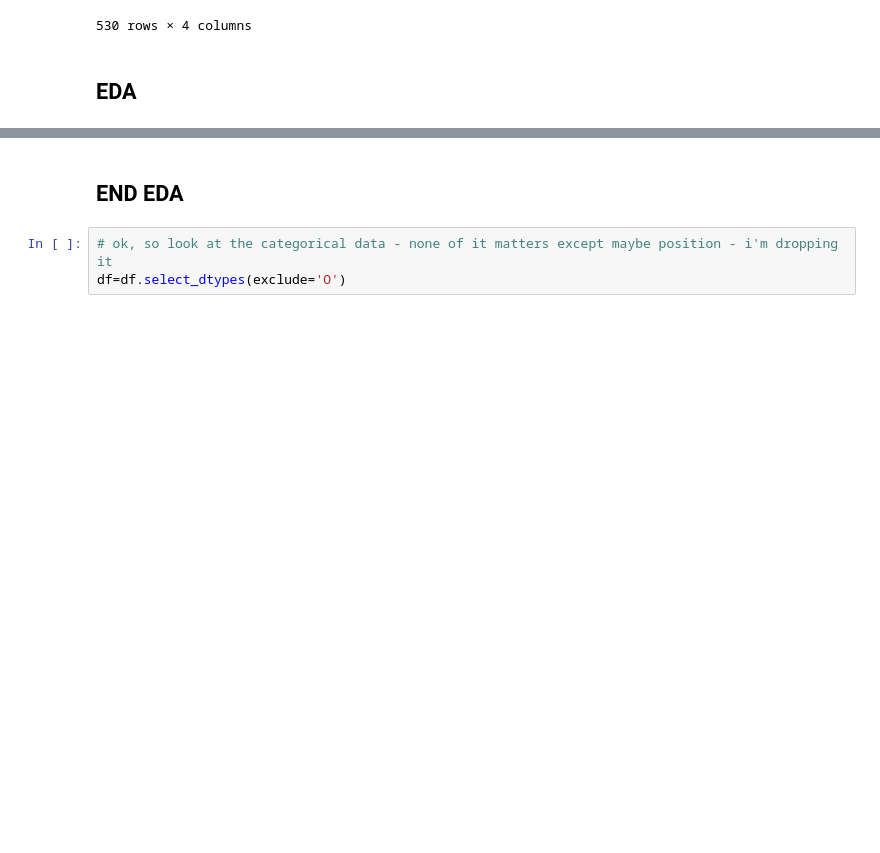
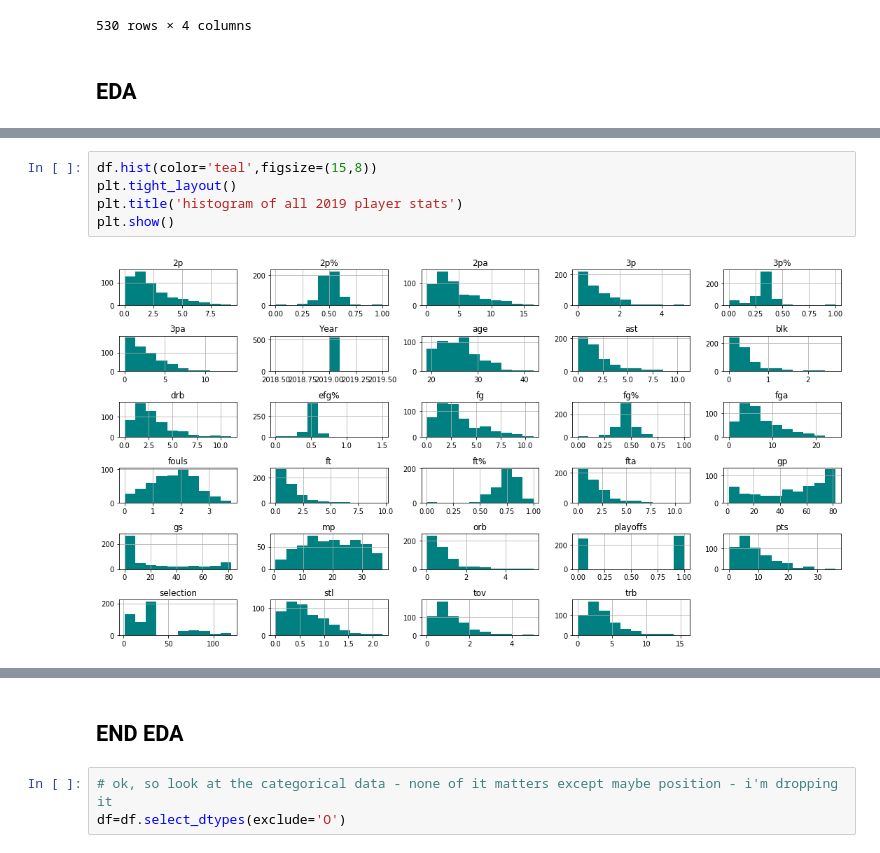
Before and after one commit to ArielJosephCohen/postseason_prediction, a Jupyter notebook: player_stats.ipynb, the cells around one changed output, grey strips where cells are left out. Saved outputs shown, nothing was run; the diff lists cells and outputs as text; blank space fills up the shorter version.

```diff
--- a/player_stats.ipynb
+++ b/player_stats.ipynb
@@ -228,0 +240,7 @@ df.select_dtypes(include='O')
+# %%
+df.hist(color='teal',figsize=(15,8))
+plt.tight_layout()
+plt.title('histogram of all 2019 player stats')
+plt.show()
+# %% [output]
+[figure, added]
```
Also changed, not shown: parts of 17 cells of this notebook, 2 other files.
